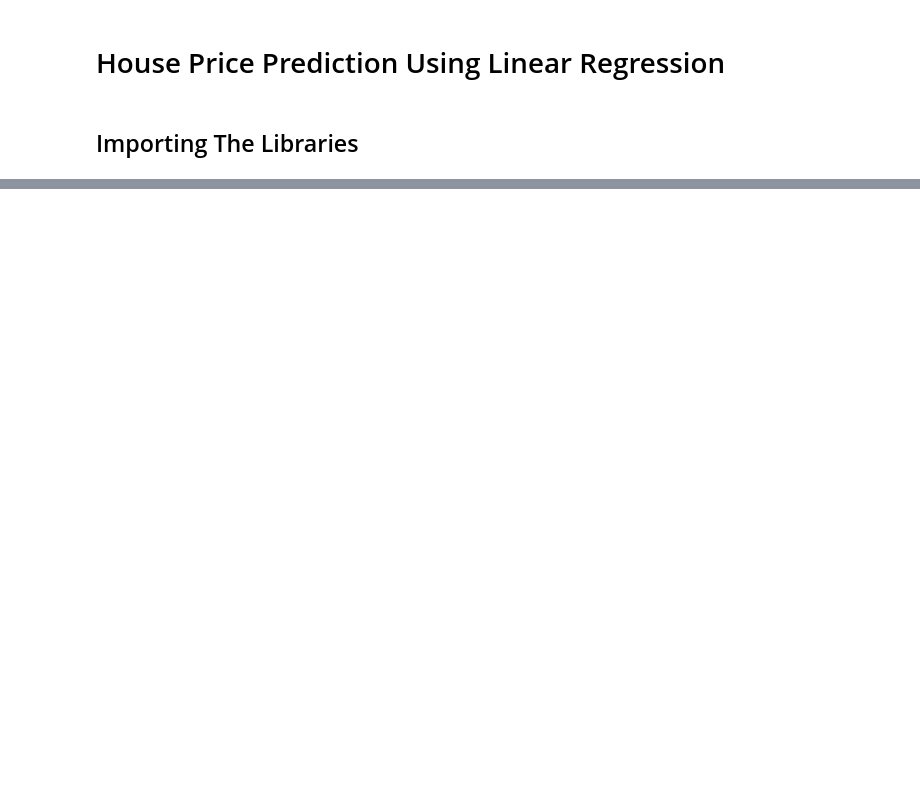
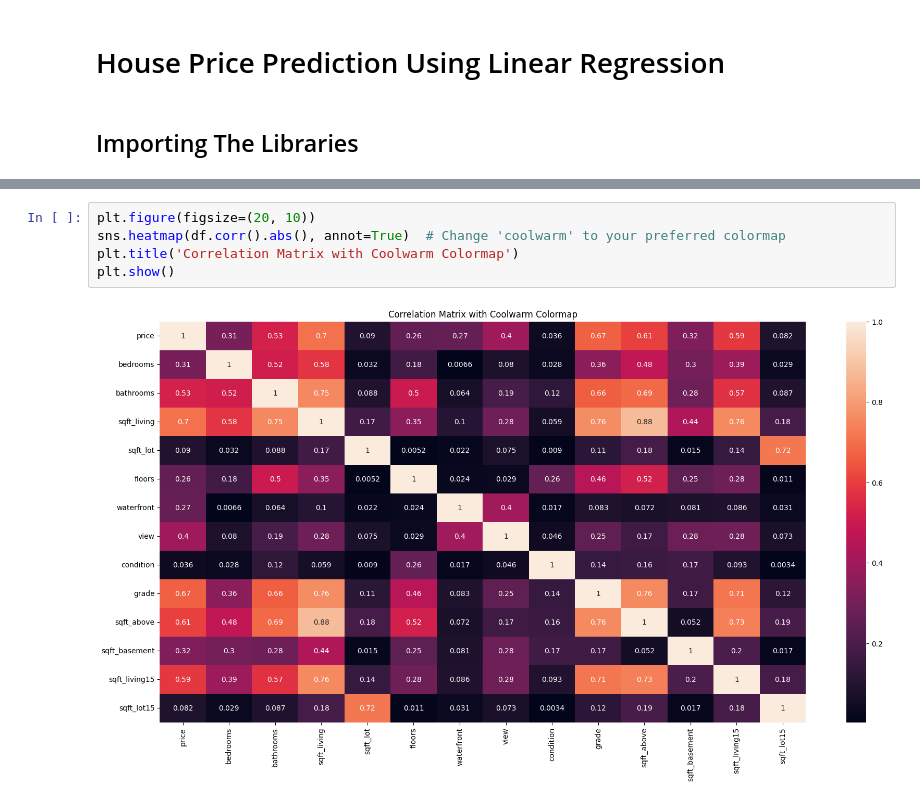
Before and after one commit to AkZcH/-Smart-Real-Estate-Pricing-with-Data-Driven-Models, a Jupyter notebook: main.ipynb, the cells around one changed output, grey strips where cells are left out. Cells and saved outputs as stored; diff of their text form; blank space fills up the shorter version.

```diff
--- a/main.ipynb
+++ b/main.ipynb
@@ -33,0 +154,7 @@ df.head(10)
+# %%
+plt.figure(figsize=(20, 10))
+sns.heatmap(df.corr().abs(), annot=True)  # Change 'coolwarm' to your preferred colormap
+plt.title('Correlation Matrix with Coolwarm Colormap')
+plt.show()
+# %% [output]
+[figure, added]
```
Also changed, not shown: parts of 10 cells of this notebook.
